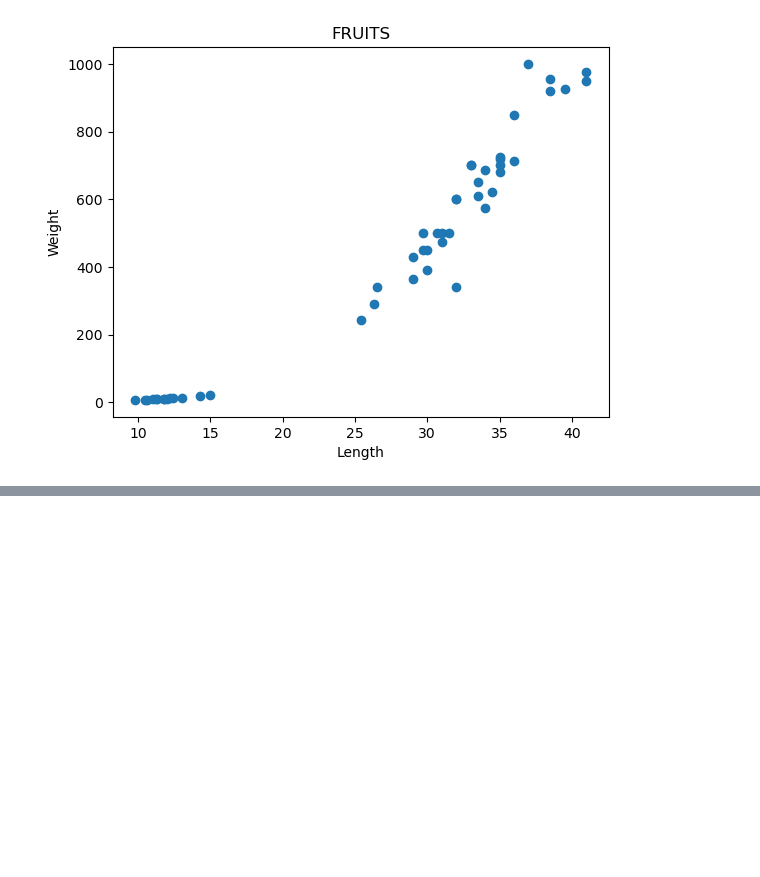
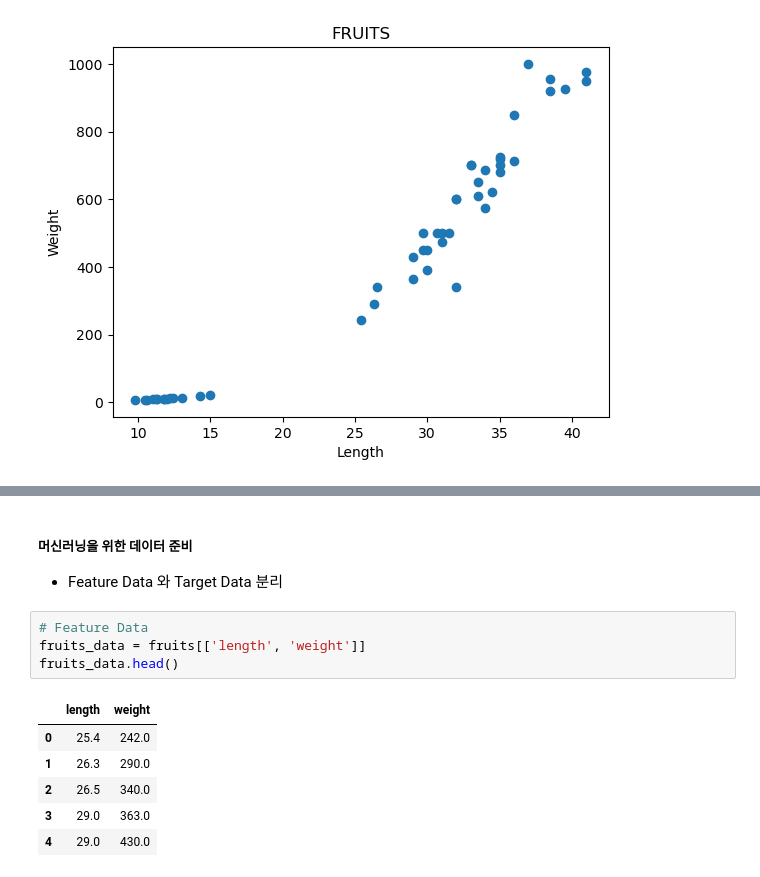
Before and after one commit to Sphen1sc1dae/MachineLearning, a Jupyter notebook: Note/04.ipynb, the cells around one changed output, grey strips where cells are left out. Saved outputs shown, nothing was run; the diff lists cells and outputs as text; blank space fills up the shorter version.

```diff
--- a/Note/04.ipynb
+++ b/Note/04.ipynb
@@ -92,0 +113,14 @@ plt.show()
+# %% [markdown]
+##### 머신러닝을 위한 데이터 준비
+- Feature Data 와 Target Data 분리
+# %%
+# Feature Data
+fruits_data = fruits[['length', 'weight']]
+fruits_data.head()
+# %% [output]
+|  | length | weight |
+| 0 | 25.4 | 242.0 |
+| 1 | 26.3 | 290.0 |
+| 2 | 26.5 | 340.0 |
+| 3 | 29.0 | 363.0 |
+| 4 | 29.0 | 430.0 |
```
Also changed, not shown: parts of 3 cells of this notebook.
